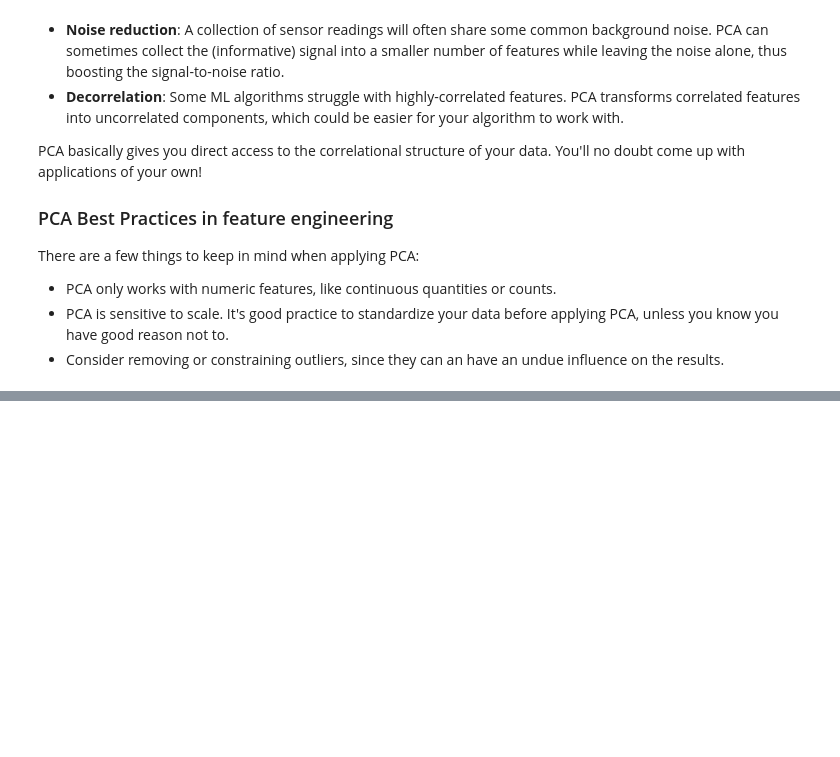
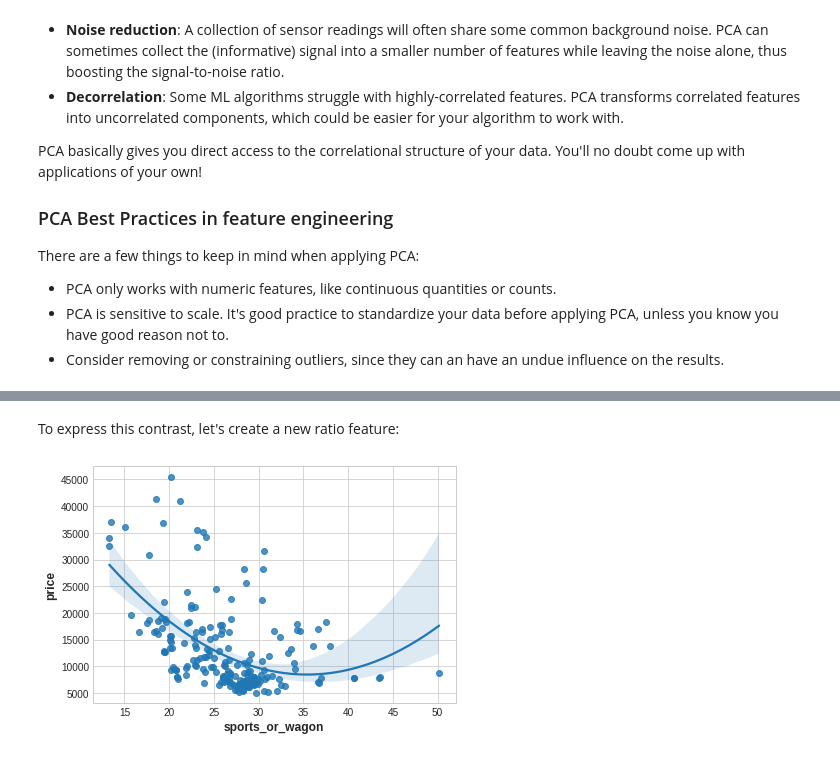
Before and after one commit to pengfei99/FeatureEngineering, a Jupyter notebook: notebooks/05.Principal_Component_Analysis.ipynb, the cells around one changed output, grey strips where cells are left out. Saved outputs shown, nothing was run; the diff lists cells and outputs as text; code cells hidden in the pictures; blank space fills up the shorter version.

```diff
--- a/notebooks/05.Principal_Component_Analysis.ipynb
+++ b/notebooks/05.Principal_Component_Analysis.ipynb
@@ -71,0 +76,20 @@ There are a few things to keep in mind when applying PCA:
+# %%
+import matplotlib.pyplot as plt
+import numpy as np
+import pandas as pd
+import seaborn as sns
+from IPython.display import display
+from sklearn.feature_selection import mutual_info_regression
+from sklearn.decomposition import PCA
+
+
+plt.style.use("seaborn-whitegrid")
+plt.rc("figure", autolayout=True)
+plt.rc(
+    "axes",
+    labelweight="bold",
+    labelsize="large",
+    titleweight="bold",
+    titlesize=14,
+    titlepad=10,
+)
@@ -71,0 +123,2 @@ There are a few things to keep in mind when applying PCA:
+# %%
+data_path="../data/autos.csv"
@@ -71,0 +241,7 @@ There are a few things to keep in mind when applying PCA:
+# %% [markdown]
+To express this contrast, let's create a new ratio feature:
+# %%
+df["sports_or_wagon"] = X.curb_weight / X.horsepower
+sns.regplot(x="sports_or_wagon", y='price', data=df, order=2);
+# %% [output]
+[figure, added]
```
Also changed, not shown: parts of 21 cells of this notebook.
